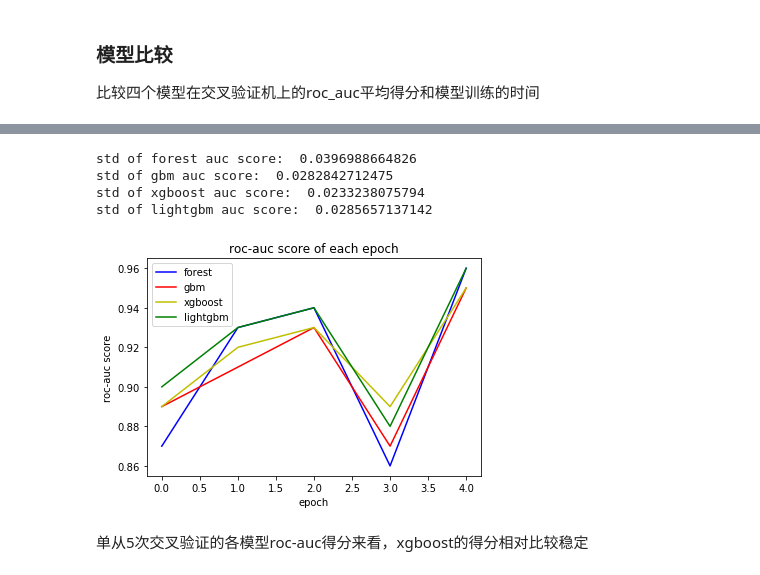
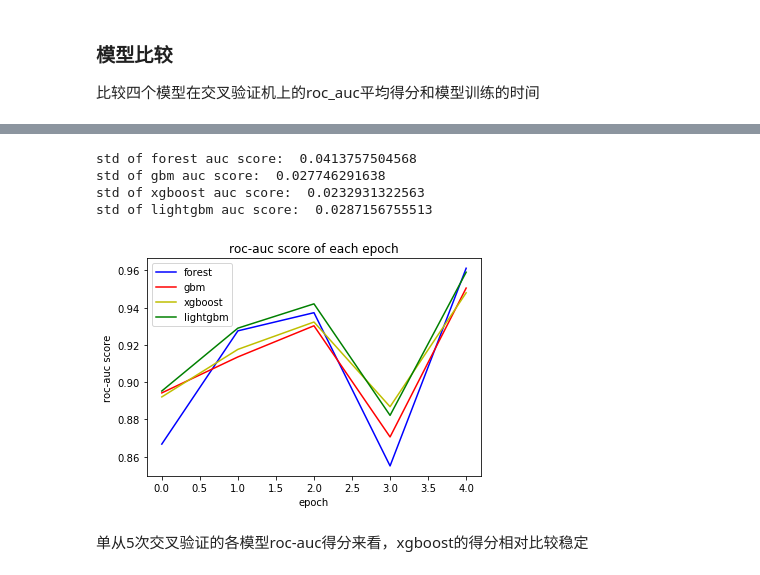
Before and after one commit to LancelotHolmes/HumanOrRobot, a Jupyter notebook: Model_Design.ipynb, the cells around one changed output, grey strips where cells are left out. Drawn from its saved outputs; the diff is of its cells as text; code cells hidden in the pictures.

```diff
--- a/Model_Design.ipynb
+++ b/Model_Design.ipynb
@@ -121,3 +126,7 @@ def kfold_plot(train, ytrain, model):
+# %%
+dct_scores = {}
+mean_score = {}
+mean_time = {}
 # %% [markdown]
 #### RandomForestClassifier
 # %%
@@ -211,29 +241,29 @@ plt.show()
 # %%
-auc_forest = [0.87, 0.93, 0.94, 0.86, 0.96]
-auc_gb = [0.89, 0.91, 0.93, 0.87, 0.95]
-auc_xgb = [0.89,0.92, 0.93, 0.89, 0.95]
-auc_lgb = [0.90, 0.93, 0.94, 0.88, 0.96]
+auc_forest = dct_scores['forest']
+auc_gb = dct_scores['gbm']
+auc_xgb = dct_scores['xgboost']
+auc_lgb = dct_scores['lgbm']
 print 'std of forest auc score: ',np.std(auc_forest)
 print 'std of gbm auc score: ',np.std(auc_gb)
 print 'std of xgboost auc score: ',np.std(auc_xgb)
 print 'std of lightgbm auc score: ',np.std(auc_lgb)
 data_source = ['roc-fold-1', 'roc-fold-2', 'roc-fold-3', 'roc-fold-4', 'roc-fold-5']
 y_pos = np.arange(len(data_source))
 plt.plot(y_pos, auc_forest, 'b-', label='forest')
 plt.plot(y_pos, auc_gb, 'r-', label='gbm')
 plt.plot(y_pos, auc_xgb, 'y-', label='xgboost')
 plt.plot(y_pos, auc_lgb, 'g-', label='lightgbm')
 plt.title('roc-auc score of each epoch')
 plt.xlabel('epoch')
 plt.ylabel('roc-auc score')
 plt.legend()
 plt.show()
 # %% [output]
-std of forest auc score:  0.0396988664826
-std of gbm auc score:  0.0282842712475
-std of xgboost auc score:  0.0233238075794
-std of lightgbm auc score:  0.0285657137142
+std of forest auc score:  0.0413757504568
+std of gbm auc score:  0.027746291638
+std of xgboost auc score:  0.0232931322563
+std of lightgbm auc score:  0.0287156755513
-[figure, old version]
+[figure, new version]
 # %% [markdown]
 单从5次交叉验证的各模型roc-auc得分来看，xgboost的得分相对比较稳定
 # %% [markdown]
```
Also changed, not shown: parts of 36 cells of this notebook.
